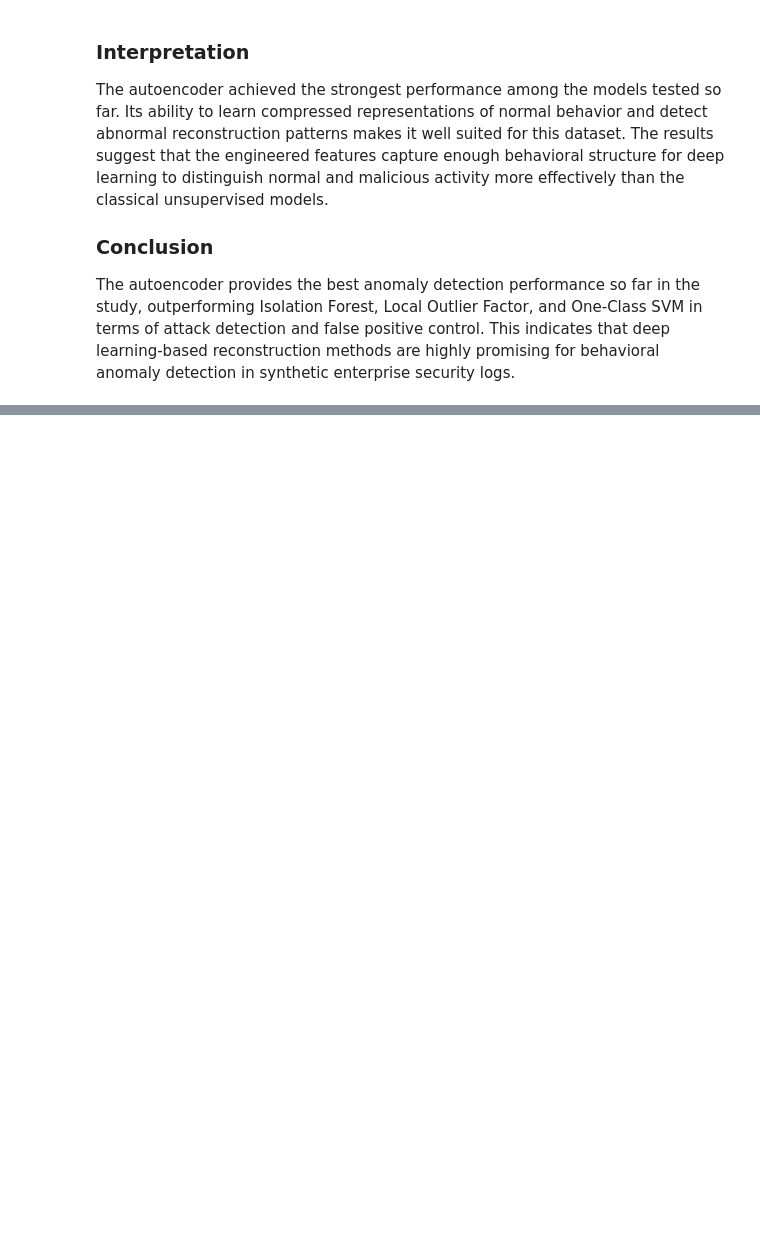
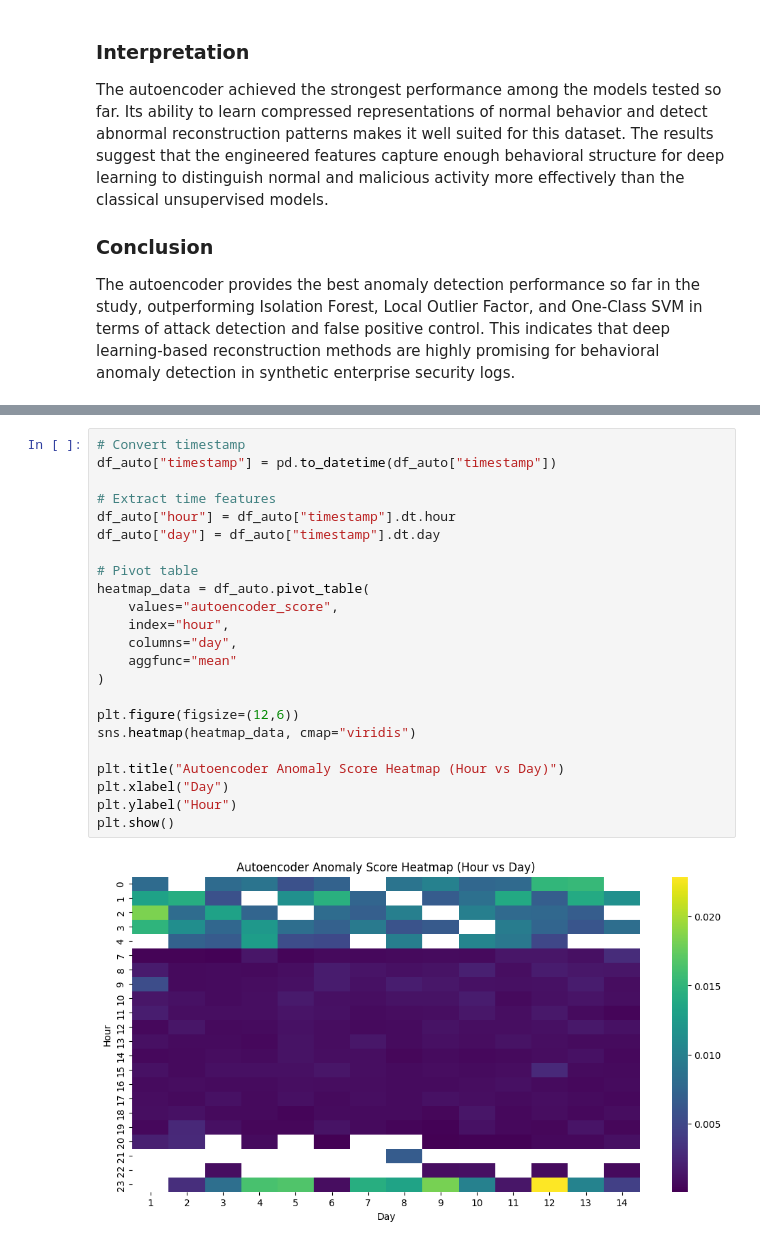
Before and after one commit to 0x0allenace/security-anomaly-project, a Jupyter notebook: notebooks/exploration.ipynb, the cells around one changed output, grey strips where cells are left out. Drawn from its saved outputs; the diff is of its cells as text; blank space fills up the shorter version.

```diff
--- a/notebooks/exploration.ipynb
+++ b/notebooks/exploration.ipynb
@@ -1215,0 +1425,25 @@ The autoencoder provides the best anomaly detection performance so far in the st
+# %%
+# Convert timestamp
+df_auto["timestamp"] = pd.to_datetime(df_auto["timestamp"])
+
+# Extract time features
+df_auto["hour"] = df_auto["timestamp"].dt.hour
+df_auto["day"] = df_auto["timestamp"].dt.day
+
+# Pivot table
+heatmap_data = df_auto.pivot_table(
+    values="autoencoder_score",
+    index="hour",
+    columns="day",
+    aggfunc="mean"
+)
+
+plt.figure(figsize=(12,6))
+sns.heatmap(heatmap_data, cmap="viridis")
+
+plt.title("Autoencoder Anomaly Score Heatmap (Hour vs Day)")
+plt.xlabel("Day")
+plt.ylabel("Hour")
+plt.show()
+# %% [output]
+[figure, added]
```
Also changed, not shown: parts of 37 cells of this notebook, 8 other files.
